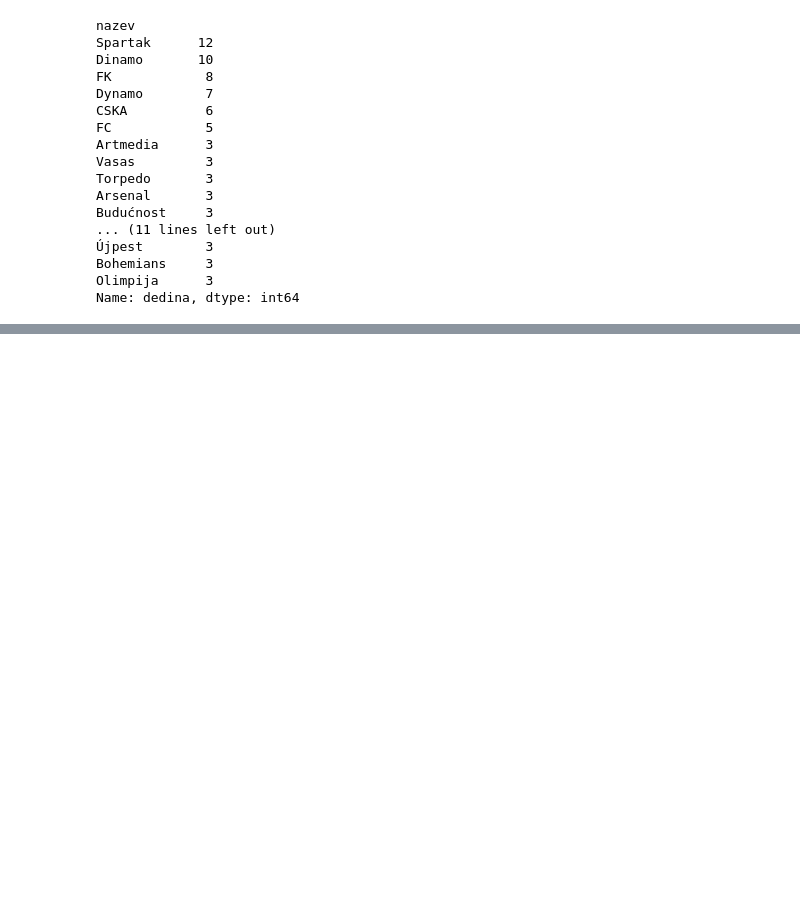
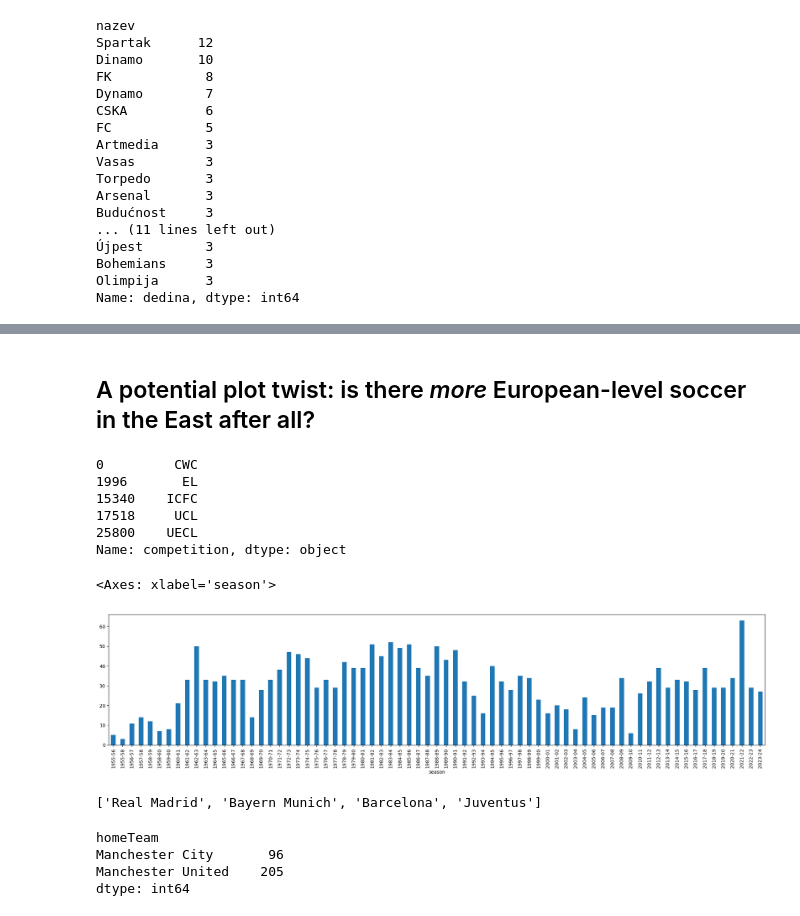
Before and after one commit to DataRozhlas/evropske-pohary, a Jupyter notebook: 102_EE_second_take.ipynb, the cells around one changed output, grey strips where cells are left out. Cells and saved outputs as stored; diff of their text form; code cells hidden in the pictures; blank space fills up the shorter version.

```diff
--- a/102_EE_second_take.ipynb
+++ b/102_EE_second_take.ipynb
@@ -478,0 +731,28 @@ Name: remaining_teams_count, Length: 995, dtype: float64
+# %% [markdown]
+## A potential plot twist: is there _more_ European-level soccer in the East after all?
+# %%
+east['competition'].drop_duplicates()
+# %% [output]
+0         CWC
+1996       EL
+15340    ICFC
+17518     UCL
+25800    UECL
+Name: competition, dtype: object
+# %%
+east[east['remaining_teams_count'] <= 32].groupby('season').size().plot.bar(figsize=(25,5))
+# %% [output]
+<Axes: xlabel='season'>
+[figure, added]
+# %%
+top4 = df[df['competition'] == 'UCL'].groupby('homeTeam').size().nlargest(4).index.to_list()
+top4
+# %% [output]
+['Real Madrid', 'Bayern Munich', 'Barcelona', 'Juventus']
+# %%
+df[df['homeTeam'].str.contains('Manchester',na=False)].groupby('homeTeam').size()
+# %% [output]
+homeTeam
+Manchester City       96
+Manchester United    205
+dtype: int64
```
Also changed, not shown: parts of 77 cells of this notebook, 9 other files.
